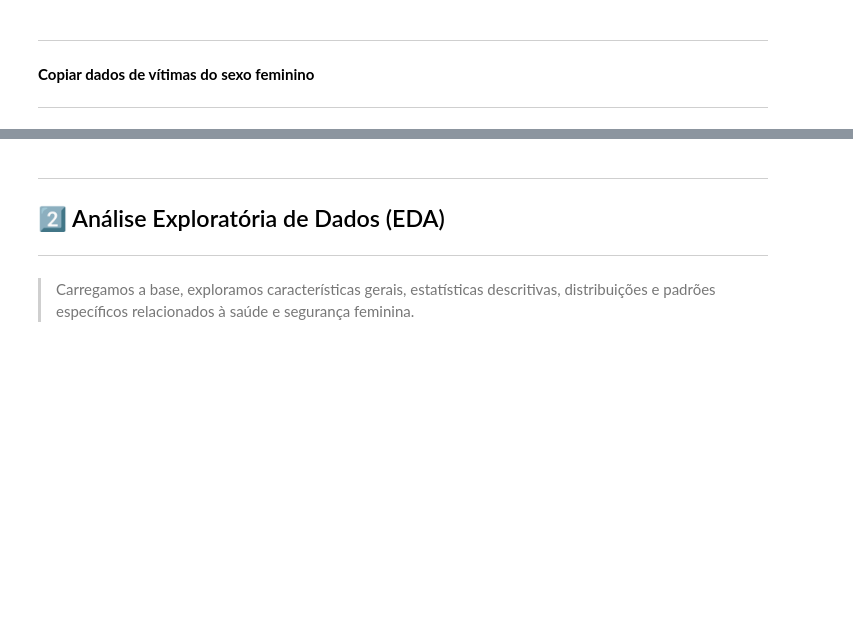
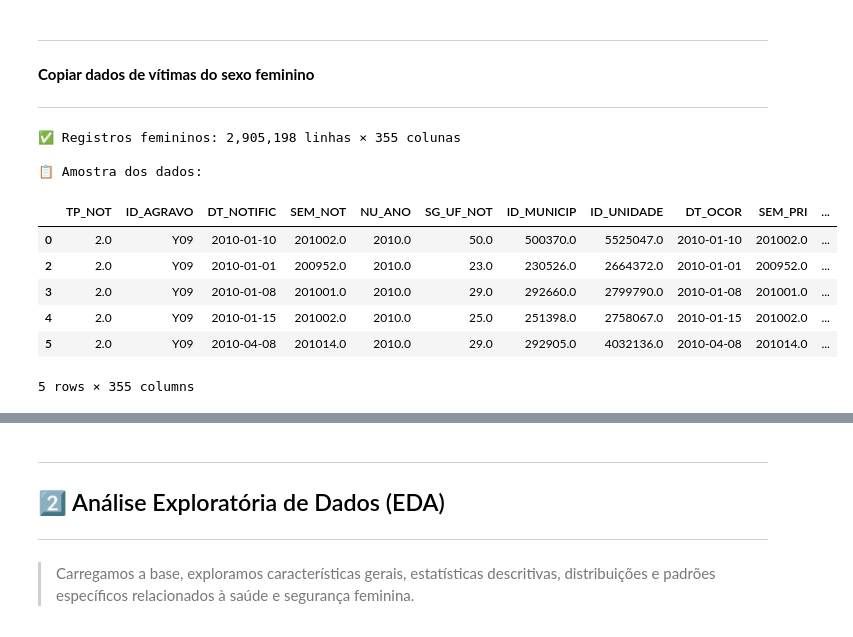
Before and after one commit to Etyonamine/Fiap_Pos_9AIDT_Fase_01_ML, a Jupyter notebook: TechChallengeTriagemFeminino.ipynb, the cells around one changed output, grey strips where cells are left out. Saved outputs shown, nothing was run; the diff lists cells and outputs as text; code cells hidden in the pictures; blank space fills up the shorter version.

```diff
--- a/TechChallengeTriagemFeminino.ipynb
+++ b/TechChallengeTriagemFeminino.ipynb
@@ -167,12 +177,23 @@ dados.head(3)
 ---
 # %%
 # Filtrar apenas vítimas do sexo feminino (conforme objetivo do sistema)
-dadosFemininos = dados[dados['CS_SEXO'] == 'F'].copy()
+dadosFemininos = dados_concatenados[dados_concatenados['CS_SEXO'] == 'F'].copy()
 
 print(f"✅ Registros femininos: {dadosFemininos.shape[0]:,} linhas × {dadosFemininos.shape[1]} colunas")
 print(f"\n📋 Amostra dos dados:")
 
 dadosFemininos.head(5)
+# %% [output]
+✅ Registros femininos: 2,905,198 linhas × 355 colunas
+
+📋 Amostra dos dados:
+|  | TP_NOT | ID_AGRAVO | DT_NOTIFIC | SEM_NOT | NU_ANO | SG_UF_NOT | ID_MUNICIP | ID_UNIDADE | DT_OCOR | SEM_PRI | ... |
+| 0 | 2.0 | Y09 | 2010-01-10 | 201002.0 | 2010.0 | 50.0 | 500370.0 | 5525047.0 | 2010-01-10 | 201002.0 | ... |
+| 2 | 2.0 | Y09 | 2010-01-01 | 200952.0 | 2010.0 | 23.0 | 230526.0 | 2664372.0 | 2010-01-01 | 200952.0 | ... |
+| 3 | 2.0 | Y09 | 2010-01-08 | 201001.0 | 2010.0 | 29.0 | 292660.0 | 2799790.0 | 2010-01-08 | 201001.0 | ... |
+| 4 | 2.0 | Y09 | 2010-01-15 | 201002.0 | 2010.0 | 25.0 | 251398.0 | 2758067.0 | 2010-01-15 | 201002.0 | ... |
+| 5 | 2.0 | Y09 | 2010-04-08 | 201014.0 | 2010.0 | 29.0 | 292905.0 | 4032136.0 | 2010-04-08 | 201014.0 | ... |
+5 rows × 355 columns
 # %%
 # Informações gerais do subconjunto feminino
 print(f"📋 Shape (feminino): {dadosFemininos.shape}")
```
Also changed, not shown: parts of 23 cells of this notebook.
